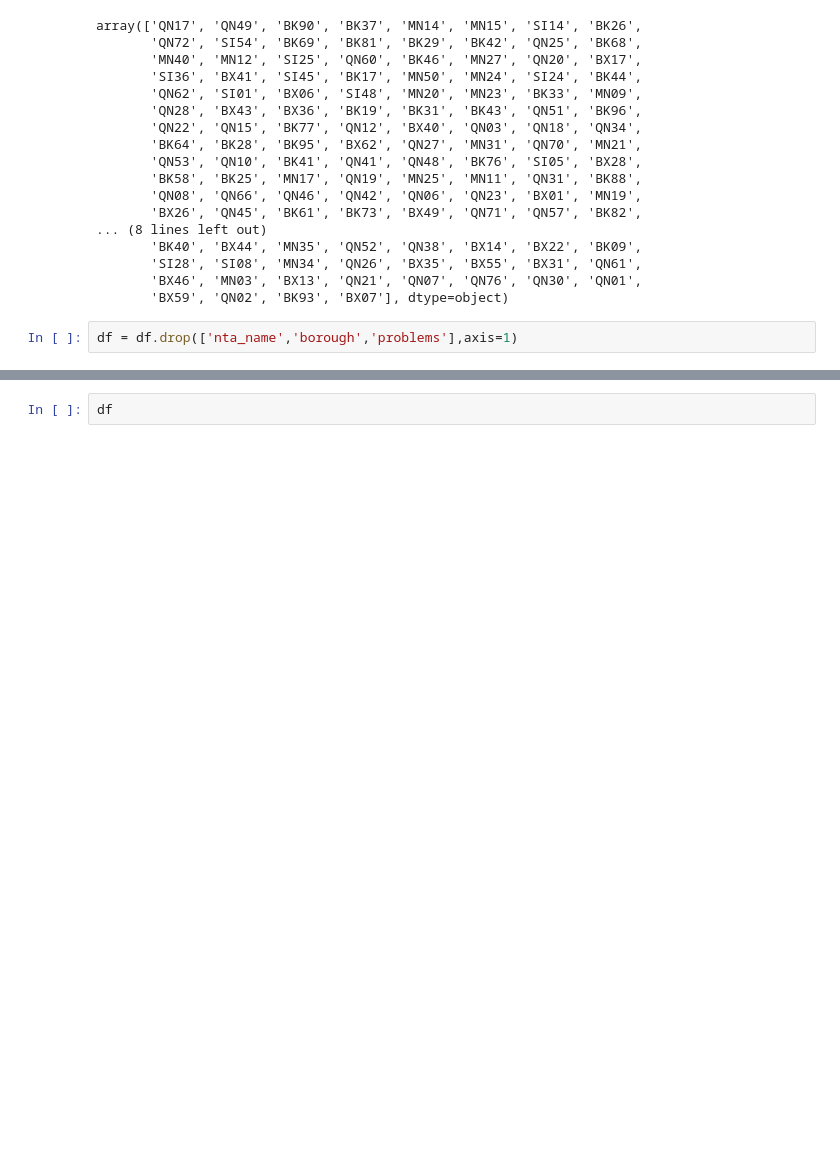
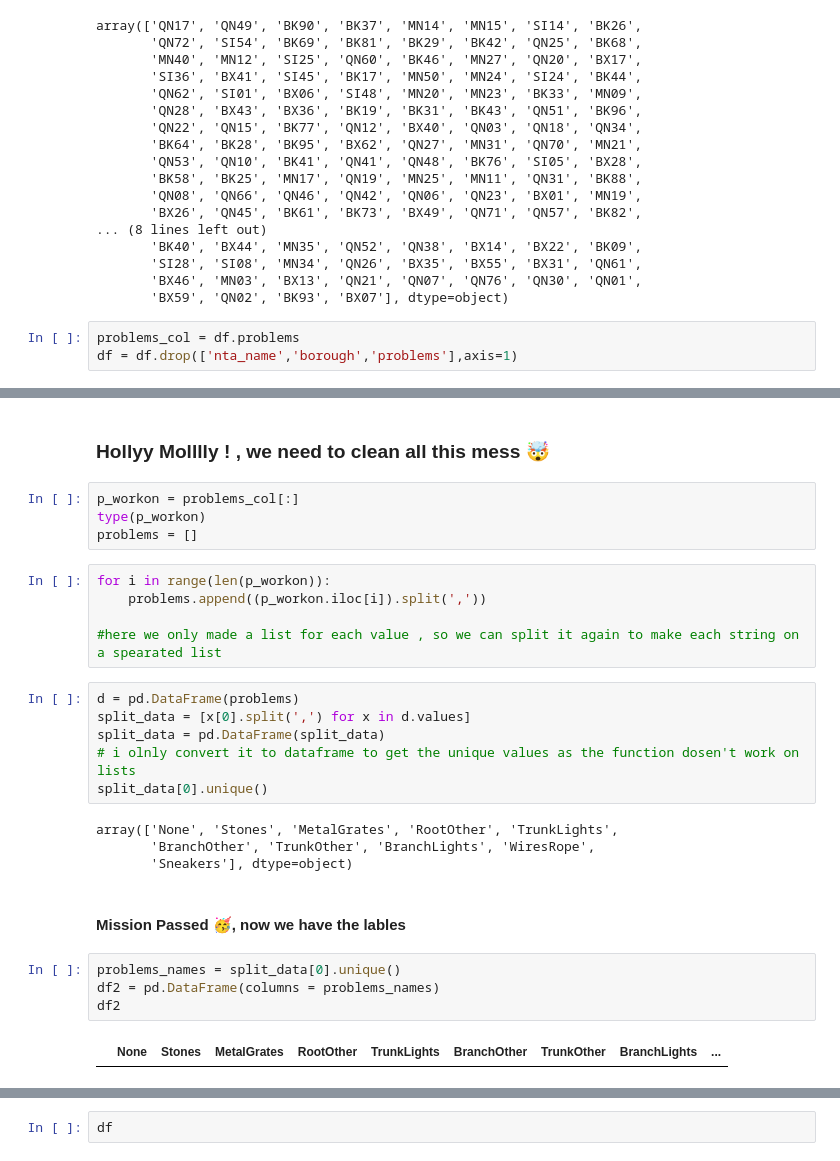
Before and after one commit to toqafotoh/Street-Tree-Data-Cleaning, a Jupyter notebook: Data Cleaning .ipynb, the cells around one changed output, grey strips where cells are left out. Drawn from its saved outputs; the diff is of its cells as text; blank space fills up the shorter version.

```diff
--- a/Data Cleaning .ipynb
+++ b/Data Cleaning .ipynb
@@ -268,4 +277,5 @@ array(['QN17', 'QN49', 'BK90', 'BK37', 'MN14', 'MN15', 'SI14', 'BK26',
        'BX46', 'MN03', 'BX13', 'QN21', 'QN07', 'QN76', 'QN30', 'QN01',
        'BX59', 'QN02', 'BK93', 'BX07'], dtype=object)
 # %%
+problems_col = df.problems
 df = df.drop(['nta_name','borough','problems'],axis=1)
@@ -271,0 +302,29 @@ df = df.drop(['nta_name','borough','problems'],axis=1)
+# %% [markdown]
+### Hollyy Molllly ! , we need to clean all this mess 🤯
+# %%
+p_workon = problems_col[:]
+type(p_workon)
+problems = []
+# %%
+for i in range(len(p_workon)):
+    problems.append((p_workon.iloc[i]).split(','))
+
+#here we only made a list for each value , so we can split it again to make each string on a spearated list
+# %%
+d = pd.DataFrame(problems)
+split_data = [x[0].split(',') for x in d.values]
+split_data = pd.DataFrame(split_data)
+# i olnly convert it to dataframe to get the unique values as the function dosen't work on lists
+split_data[0].unique()
+# %% [output]
+array(['None', 'Stones', 'MetalGrates', 'RootOther', 'TrunkLights',
+       'BranchOther', 'TrunkOther', 'BranchLights', 'WiresRope',
+       'Sneakers'], dtype=object)
+# %% [markdown]
+#### Mission Passed 🥳, now we have the lables
+# %%
+problems_names = split_data[0].unique()
+df2 = pd.DataFrame(columns = problems_names)
+df2
+# %% [output]
+|  | None | Stones | MetalGrates | RootOther | TrunkLights | BranchOther | TrunkOther | BranchLights | ... |
```
Also changed, not shown: parts of 9 cells of this notebook.
